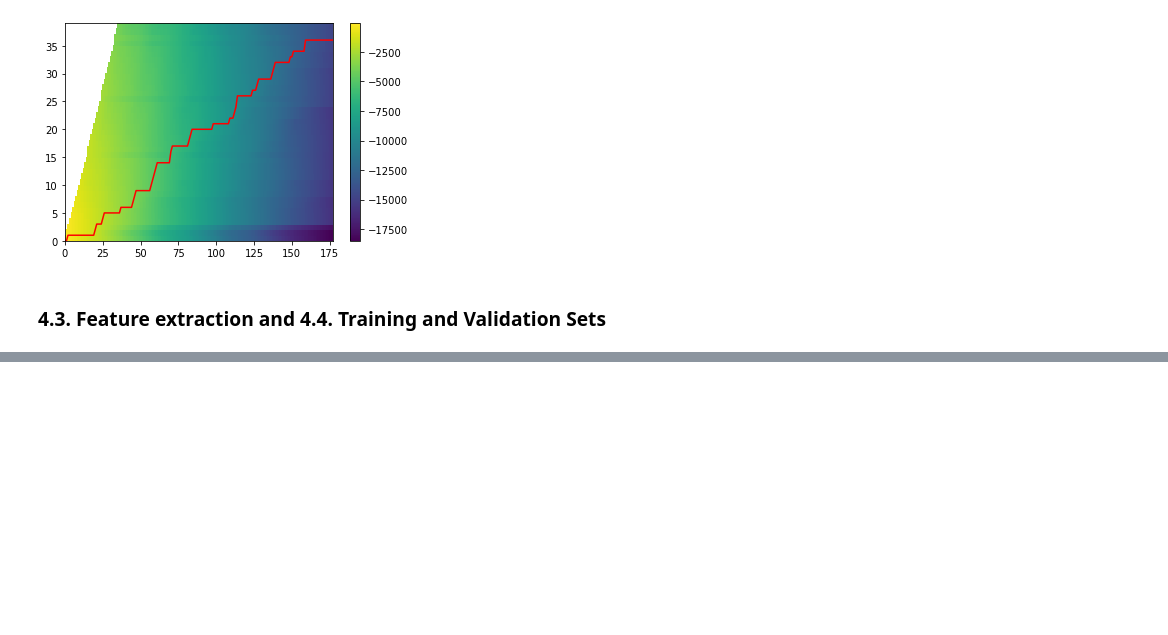
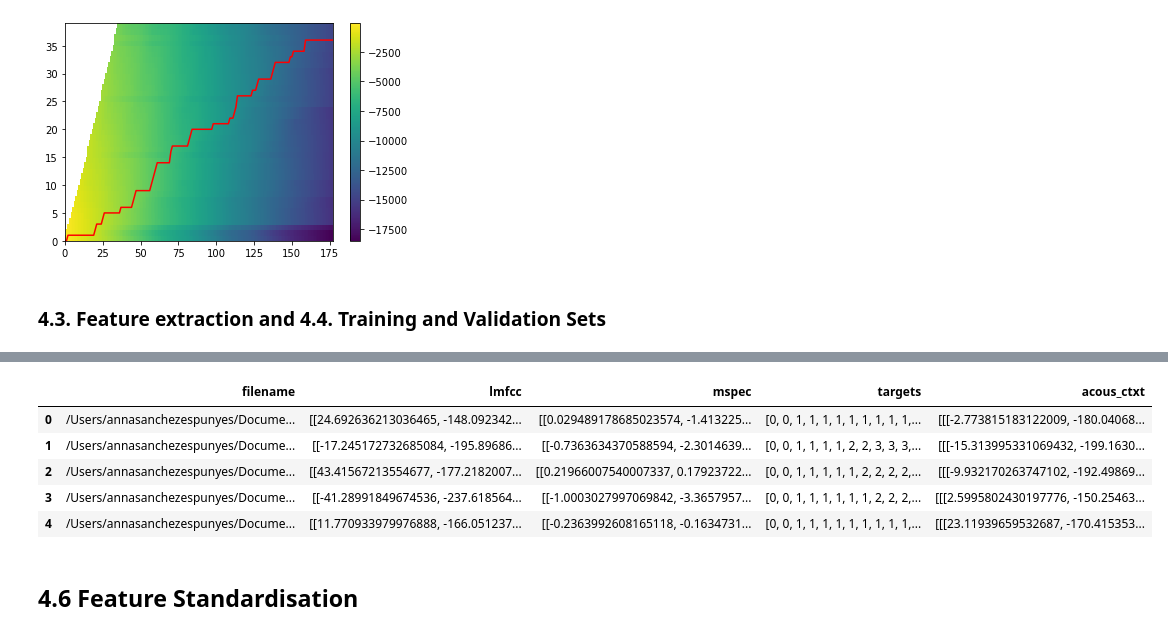
Before and after one commit to KenzaB27/ssr_labs, a Jupyter notebook: lab3/experiments.ipynb, the cells around one changed output, grey strips where cells are left out. Cells and saved outputs as stored; diff of their text form; code cells hidden in the pictures; blank space fills up the shorter version.

```diff
--- a/lab3/experiments.ipynb
+++ b/lab3/experiments.ipynb
@@ -105,0 +170,5 @@ np.savez('data/testdata.npz', testdata)
+# %%
+validation_set = np.load('/content/drive/MyDrive/KTH/DT2119/lab3/data/validationdata.npz', allow_pickle=True)
+validation_set = validation_set['arr_0']
+validation_df = pd.DataFrame.from_records(validation_set).reset_index(drop=True)
+validation_df.head(5)
@@ -109,0 +214,12 @@ np.savez('data/testdata.npz', testdata)
+# %%
+validation_df['acous_ctxt'] = validation_df.lmfcc.apply(proto.acoustic_context)
+validation_df.head(5)
+# %% [output]
+|  | filename | lmfcc | mspec | targets | acous_ctxt |
+| 0 | /Users/annasanchezespunyes/Docume... | [[24.692636213036465, -148.092342... | [[0.029489178685023574, -1.413225... | [0, 0, 1, 1, 1, 1, 1, 1, 1, 1, 1,... | [[[-2.773815183122009, -180.04068... |
+| 1 | /Users/annasanchezespunyes/Docume... | [[-17.245172732685084, -195.89686... | [[-0.7363634370588594, -2.3014639... | [0, 0, 1, 1, 1, 1, 2, 2, 3, 3, 3,... | [[[-15.313995331069432, -199.1630... |
+| 2 | /Users/annasanchezespunyes/Docume... | [[43.41567213554677, -177.2182007... | [[0.21966007540007337, 0.17923722... | [0, 0, 1, 1, 1, 1, 1, 2, 2, 2, 2,... | [[[-9.932170263747102, -192.49869... |
+| 3 | /Users/annasanchezespunyes/Docume... | [[-41.28991849674536, -237.618564... | [[-1.0003027997069842, -3.3657957... | [0, 0, 1, 1, 1, 1, 1, 1, 2, 2, 2,... | [[[2.5995802430197776, -150.25463... |
+| 4 | /Users/annasanchezespunyes/Docume... | [[11.770933979976888, -166.051237... | [[-0.2363992608165118, -0.1634731... | [0, 0, 1, 1, 1, 1, 1, 1, 1, 1, 1,... | [[[23.11939659532687, -170.415353... |
+# %% [markdown]
+## 4.6 Feature Standardisation
```
Also changed, not shown: parts of 20 cells of this notebook.
